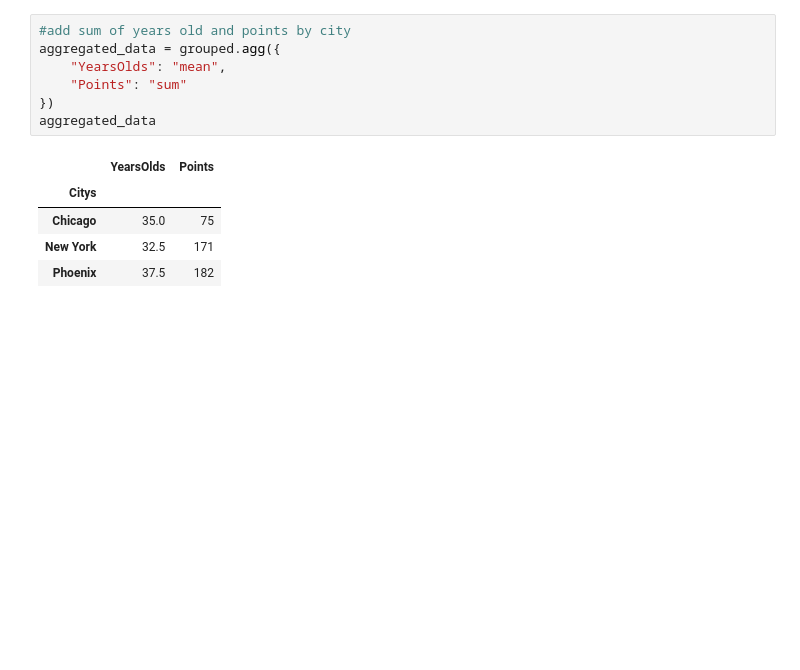
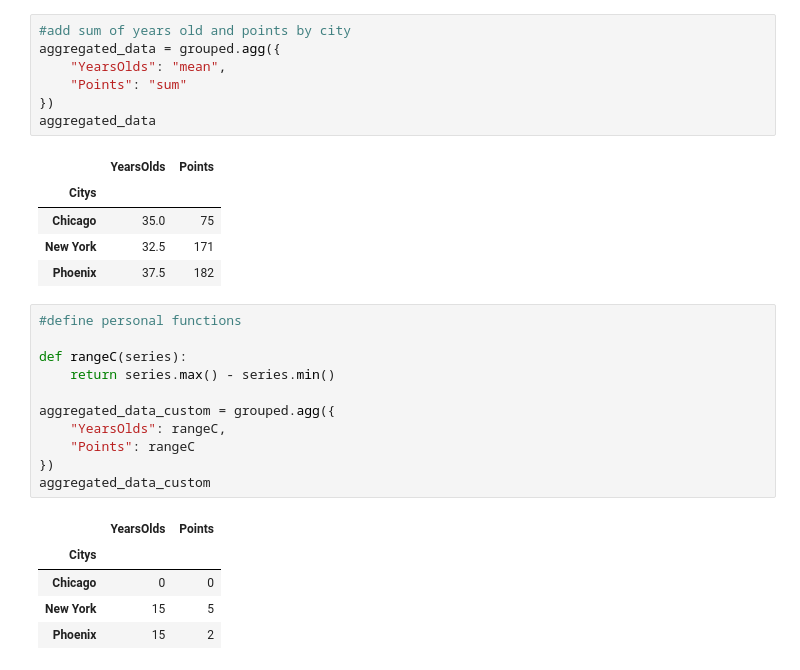
Before and after one commit to AndresWV/intro-series-dataframes-pandas, a Jupyter notebook: DataAnalytics.ipynb, the cells around one changed output. Drawn from its saved outputs; the diff is of its cells as text; blank space fills up the shorter version.

Commit message:
add personal functions to dfs x2

```diff
--- a/DataAnalytics.ipynb
+++ b/DataAnalytics.ipynb
@@ -257,3 +257,20 @@ aggregated_data
 | Chicago | 35.0 | 75 |
 | New York | 32.5 | 171 |
 | Phoenix | 37.5 | 182 |
+# %%
+#define personal functions
+
+def rangeC(series):
+    return series.max() - series.min()
+
+aggregated_data_custom = grouped.agg({
+    "YearsOlds": rangeC,
+    "Points": rangeC
+})
+aggregated_data_custom
+# %% [output]
+|  | YearsOlds | Points |
+| Citys |  |  |
+| Chicago | 0 | 0 |
+| New York | 15 | 5 |
+| Phoenix | 15 | 2 |
```
